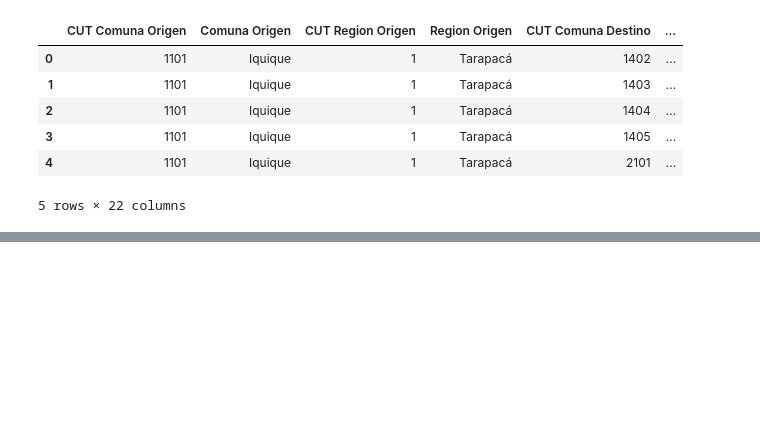
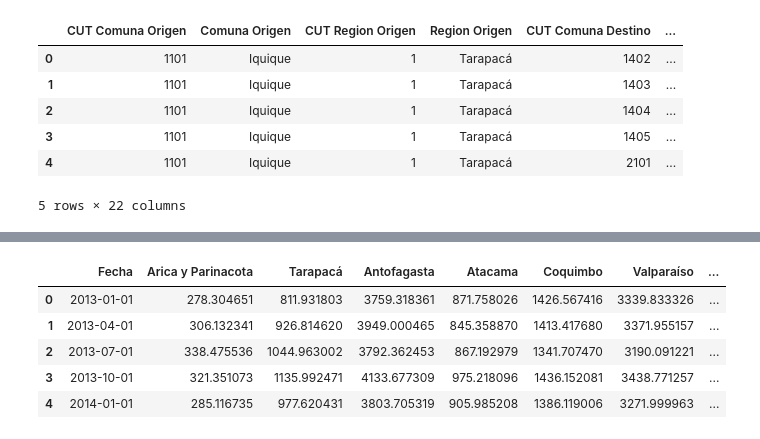
Before and after one commit to bartowen/Tour_Data_Pro, a Jupyter notebook: src/explore2.ipynb, the cells around one changed output, grey strips where cells are left out. Saved outputs shown, nothing was run; the diff lists cells and outputs as text; code cells hidden in the pictures; blank space fills up the shorter version.

```diff
--- a/src/explore2.ipynb
+++ b/src/explore2.ipynb
@@ -85,0 +86,12 @@ df_viajes_ocasionales.head()
+# %%
+# Lectura DataFrame Pib Regional
+
+df_pib_regional = pd.read_csv('../data/raw/pib_regional.csv', sep=';')
+df_pib_regional.head()
+# %% [output]
+|  | Fecha | Arica y Parinacota | Tarapacá | Antofagasta | Atacama | Coquimbo | Valparaíso | ... |
+| 0 | 2013-01-01 | 278.304651 | 811.931803 | 3759.318361 | 871.758026 | 1426.567416 | 3339.833326 | ... |
+| 1 | 2013-04-01 | 306.132341 | 926.814620 | 3949.000465 | 845.358870 | 1413.417680 | 3371.955157 | ... |
+| 2 | 2013-07-01 | 338.475536 | 1044.963002 | 3792.362453 | 867.192979 | 1341.707470 | 3190.091221 | ... |
+| 3 | 2013-10-01 | 321.351073 | 1135.992471 | 4133.677309 | 975.218096 | 1436.152081 | 3438.771257 | ... |
+| 4 | 2014-01-01 | 285.116735 | 977.620431 | 3803.705319 | 905.985208 | 1386.119006 | 3271.999963 | ... |
```
Also changed, not shown: parts of 9 cells of this notebook, 2 other files.
